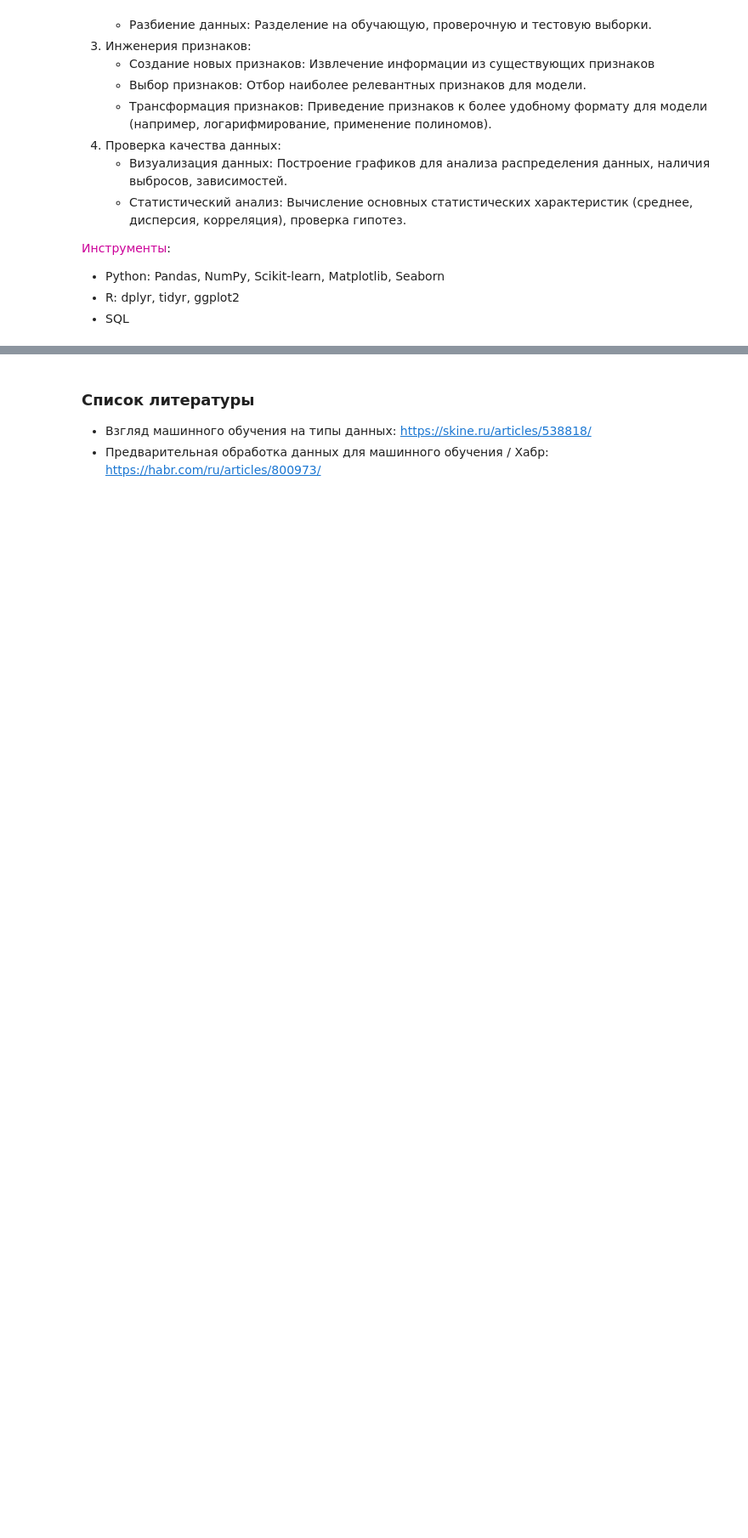
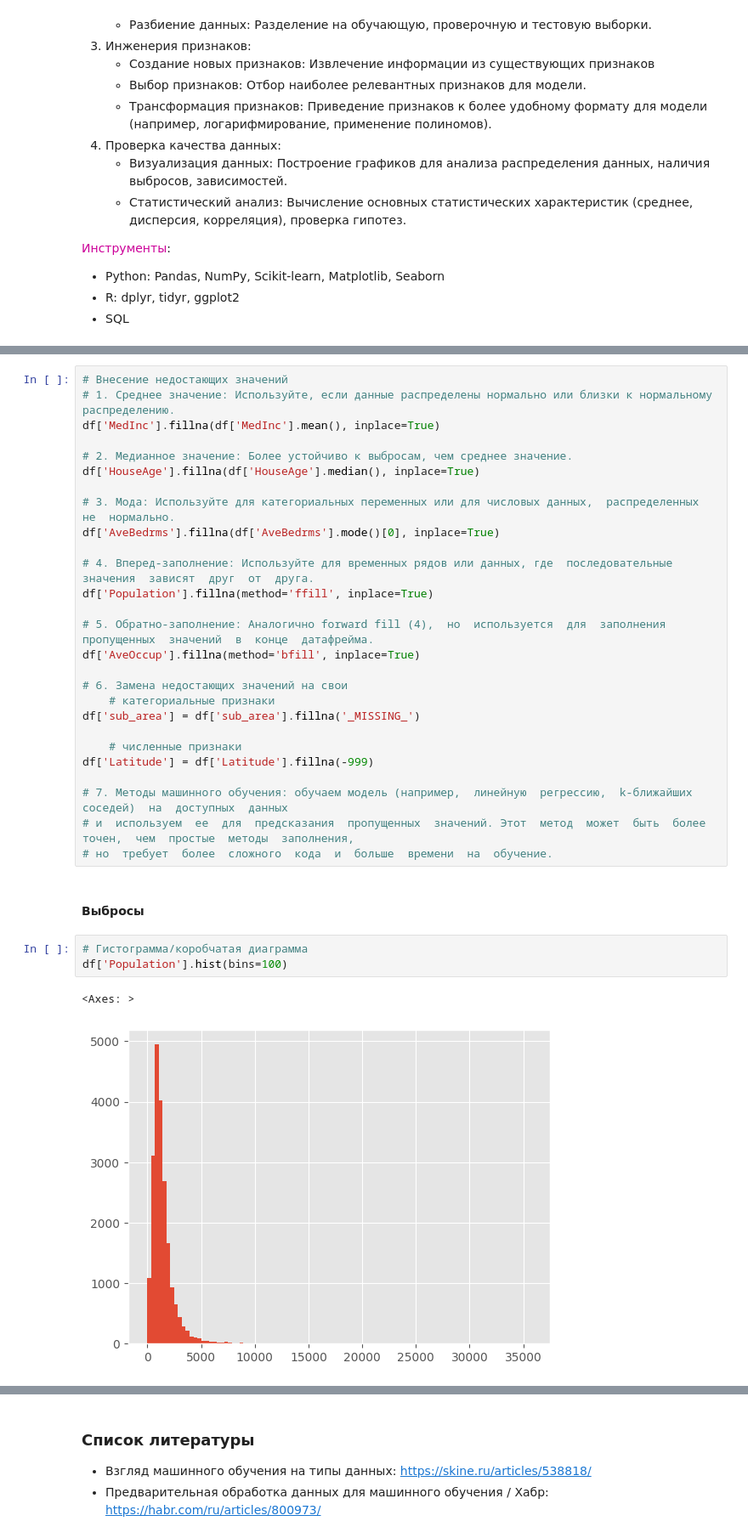
Before and after one commit to DianaShiryaeva/data_preparation, a Jupyter notebook: preparation.ipynb, the cells around one changed output, grey strips where cells are left out. Shown at 85% size. Saved outputs shown, nothing was run; the diff lists cells and outputs as text; blank space fills up the shorter version.

```diff
--- a/preparation.ipynb
+++ b/preparation.ipynb
@@ -106,0 +241,35 @@
+# %%
+# Внесение недостающих значений
+# 1. Среднее значение: Используйте, если данные распределены нормально или близки к нормальному распределению.
+df['MedInc'].fillna(df['MedInc'].mean(), inplace=True)
+
+# 2. Медианное значение: Более устойчиво к выбросам, чем среднее значение.
+df['HouseAge'].fillna(df['HouseAge'].median(), inplace=True)
+
+# 3. Мода: Используйте для категориальных переменных или для числовых данных,  распределенных  не  нормально.
+df['AveBedrms'].fillna(df['AveBedrms'].mode()[0], inplace=True)
+
+# 4. Вперед-заполнение: Используйте для временных рядов или данных, где  последовательные  значения  зависят  друг  от  друга.
+df['Population'].fillna(method='ffill', inplace=True)
+
+# 5. Обратно-заполнение: Аналогично forward fill (4),  но  используется  для  заполнения  пропущенных  значений  в  конце  датафрейма.
+df['AveOccup'].fillna(method='bfill', inplace=True)
+
+# 6. Замена недостающих значений на свои
+    # категориальные признаки
+df['sub_area'] = df['sub_area'].fillna('_MISSING_')
+
+    # численные признаки
+df['Latitude'] = df['Latitude'].fillna(-999)
+
+# 7. Методы машинного обучения: обучаем модель (например,  линейную  регрессию,  k-ближайших  соседей)  на  доступных  данных
+# и  используем  ее  для  предсказания  пропущенных  значений. Этот  метод  может  быть  более  точен,  чем  простые  методы  заполнения,
+# но  требует  более  сложного  кода  и  больше  времени  на  обучение.
+# %% [markdown]
+#### Выбросы
+# %%
+# Гистограмма/коробчатая диаграмма
+df['Population'].hist(bins=100)
+# %% [output]
+<Axes: >
+[figure, added]
```
Also changed, not shown: parts of 18 cells of this notebook, 1 other file.
